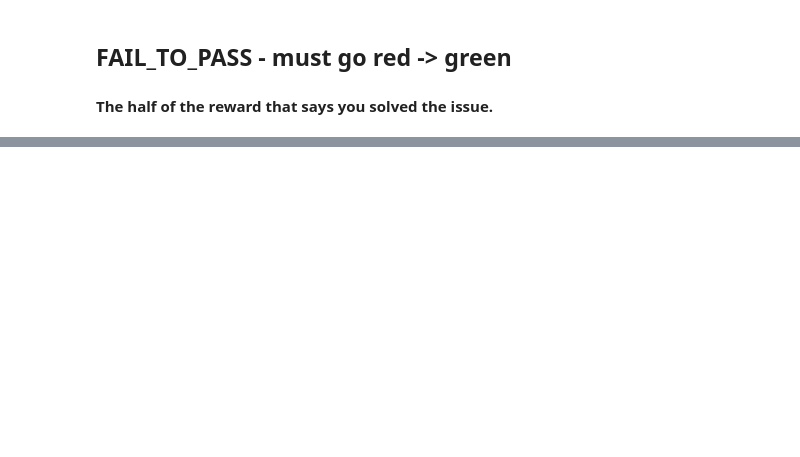
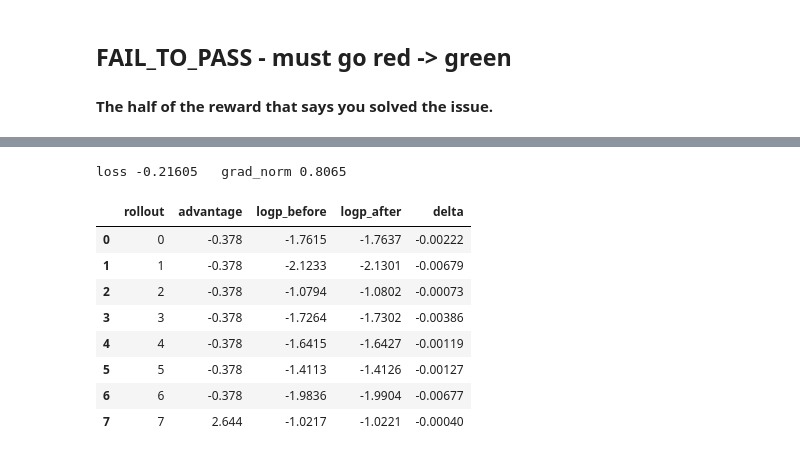
Before and after one commit to ankitanand3/Fine-Tuning, a Jupyter notebook: RL/SWE_RL/swe_grpo_one_step.ipynb, the cells around one changed output, grey strips where cells are left out. Cells and saved outputs as stored; diff of their text form; code cells hidden in the pictures; blank space fills up the shorter version.

```diff
--- a/RL/SWE_RL/swe_grpo_one_step.ipynb
+++ b/RL/SWE_RL/swe_grpo_one_step.ipynb
@@ -122,0 +407,7 @@ astropy/modeling/tests/test_separable.py::test_separable[compound_model9-result9
+# %%
+from peft import LoraConfig, get_peft_model
+
+model = get_peft_model(model, LoraConfig(
+    r=8, lora_alpha=16, lora_dropout=0.0, bias="none", task_type="CAUSAL_LM",
+    target_modules=["q_proj", "k_proj", "v_proj", "o_proj"]))
+model.print_trainable_parameters()
@@ -122,0 +451,11 @@ astropy/modeling/tests/test_separable.py::test_separable[compound_model9-result9
+# %%
+rewards = torch.tensor(reward, dtype=torch.float)
+adv = (rewards - rewards.mean()) / (rewards.std(unbiased=False) + 1e-4)
+
+print(f"mean reward {rewards.mean():.3f}   std {rewards.std(unbiased=False):.3f}")
+display(pd.DataFrame({
+    "rollout":    list(range(len(group))),
+    "reward":     rewards.numpy().round(3),
+    "advantage":  adv.numpy().round(3),
+    "sup_tokens": [int(seq_logprob(g["messages"])[1]) for g in group],
+}))
@@ -122,0 +473,38 @@ astropy/modeling/tests/test_separable.py::test_separable[compound_model9-result9
+# %%
+opt = torch.optim.AdamW([p for p in model.parameters() if p.requires_grad], lr=1e-5)
+
+logp_before = [seq_logprob(g["messages"])[0].item() for g in group]
+
+model.train(); opt.zero_grad(set_to_none=True)
+loss_total = 0.0
+for g, a in zip(group, adv):
+    lp, _ = seq_logprob(g["messages"])
+    loss = -(a.to(DEV) * lp) / len(group)      # REINFORCE with a group baseline
+    loss.backward()
+    loss_total += loss.item()
+
+grad_norm = torch.nn.utils.clip_grad_norm_(
+    [p for p in model.parameters() if p.requires_grad], 1.0)
+opt.step()
+
+logp_after = [seq_logprob(g["messages"])[0].item() for g in group]
+
+print(f"loss {loss_total:+.5f}   grad_norm {grad_norm:.4f}")
+display(pd.DataFrame({
+    "rollout":     list(range(len(group))),
+    "advantage":   [round(a.item(), 3) for a in adv],
+    "logp_before": [round(b, 4) for b in logp_before],
+    "logp_after":  [round(c, 4) for c in logp_after],
+    "delta":       [round(c - b, 5) for b, c in zip(logp_before, logp_after)],
+}))
+# %% [output]
+loss -0.21605   grad_norm 0.8065
+|  | rollout | advantage | logp_before | logp_after | delta |
+| 0 | 0 | -0.378 | -1.7615 | -1.7637 | -0.00222 |
+| 1 | 1 | -0.378 | -2.1233 | -2.1301 | -0.00679 |
+| 2 | 2 | -0.378 | -1.0794 | -1.0802 | -0.00073 |
+| 3 | 3 | -0.378 | -1.7264 | -1.7302 | -0.00386 |
+| 4 | 4 | -0.378 | -1.6415 | -1.6427 | -0.00119 |
+| 5 | 5 | -0.378 | -1.4113 | -1.4126 | -0.00127 |
+| 6 | 6 | -0.378 | -1.9836 | -1.9904 | -0.00677 |
+| 7 | 7 | 2.644 | -1.0217 | -1.0221 | -0.00040 |
```
Also changed, not shown: parts of 30 cells of this notebook.
